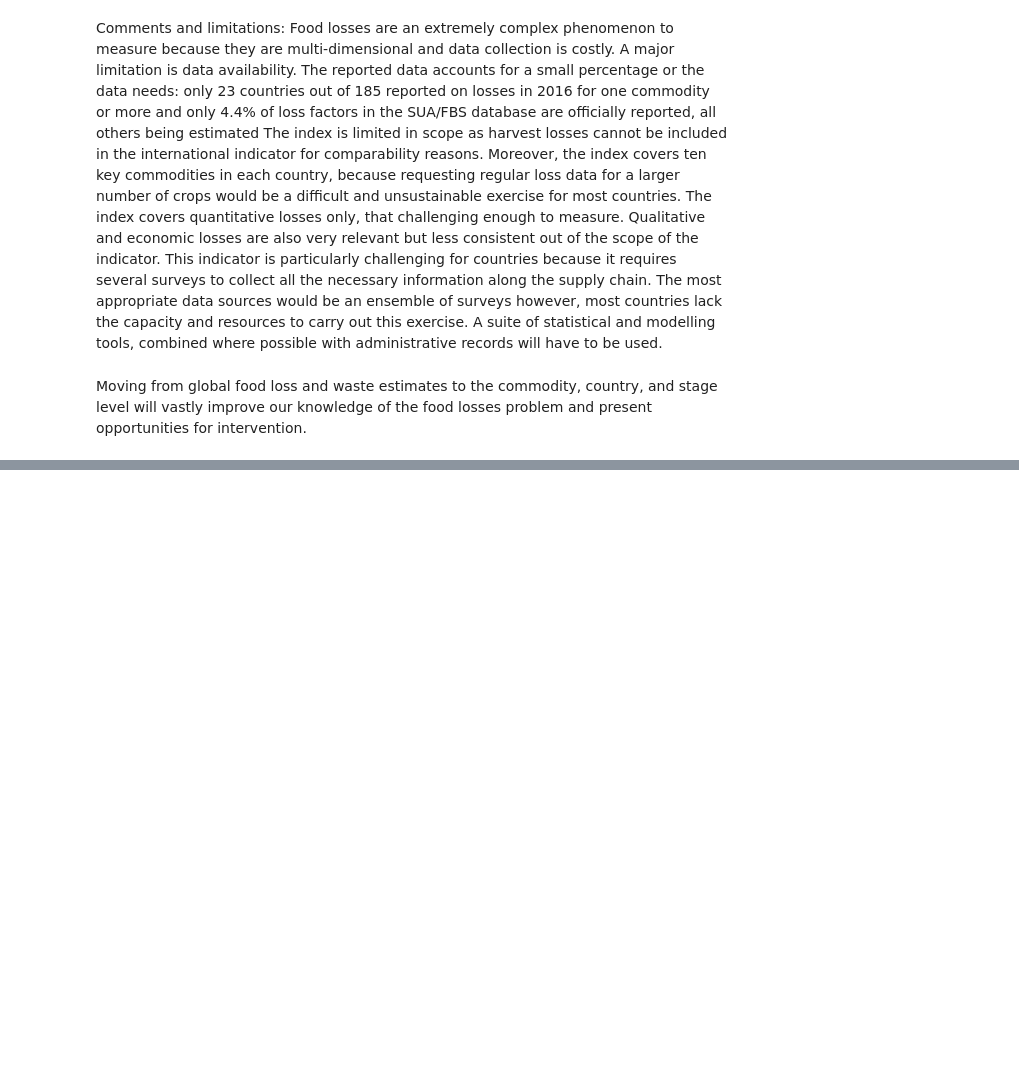
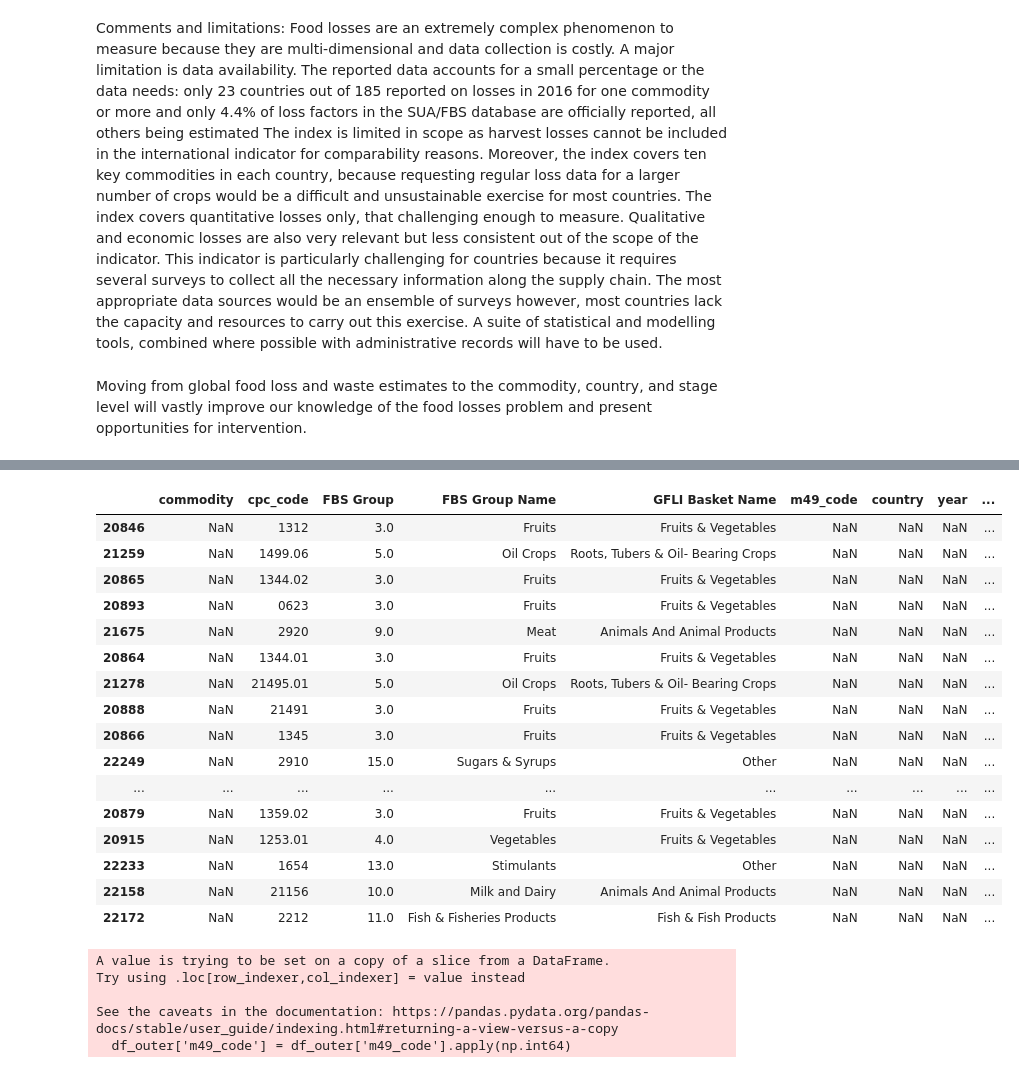
Before and after one commit to pariosur/food_waste, a Jupyter notebook: food_waste/Food Waste Analysis.ipynb, the cells around one changed output, grey strips where cells are left out. Cells and saved outputs as stored; diff of their text form; code cells hidden in the pictures; blank space fills up the shorter version.

```diff
--- a/food_waste/Food Waste Analysis.ipynb
+++ b/food_waste/Food Waste Analysis.ipynb
@@ -597,0 +661,3 @@ df_final.info()
+# %%
+df_final.at[171,'cpc_code']='21113.01'
+df_final.at[171,'Crop']='Meat Of Pig With The Bone, Fresh Or Chilled'
@@ -597,0 +785,3 @@ df_final.info()
+# %%
+df_outer = df_final.merge(df, on='cpc_code', how='outer')
+df_outer.info()
@@ -597,0 +806,3 @@ df_final.info()
+# %%
+df_outer.drop(columns='Crop',inplace=True)
+df_outer
@@ -597,0 +833,3 @@ df_final.info()
+# %%
+df_outer = df_outer.reindex(columns = ['commodity','cpc_code','FBS Group','FBS Group Name','GFLI Basket Name','m49_code','country','year','loss_percentage', 'loss_percentage_original','activity','food_supply_stage','method_data_collection'])
+df_outer
@@ -597,0 +867,20 @@ df_final.info()
+# %%
+df_outer[df_outer['m49_code'].isnull()].sample(60)
+# %% [output]
+|  | commodity | cpc_code | FBS Group | FBS Group Name | GFLI Basket Name | m49_code | country | year | ... |
+| 20846 | NaN | 1312 | 3.0 | Fruits | Fruits & Vegetables | NaN | NaN | NaN | ... |
+| 21259 | NaN | 1499.06 | 5.0 | Oil Crops | Roots, Tubers & Oil- Bearing Crops | NaN | NaN | NaN | ... |
+| 20865 | NaN | 1344.02 | 3.0 | Fruits | Fruits & Vegetables | NaN | NaN | NaN | ... |
+| 20893 | NaN | 0623 | 3.0 | Fruits | Fruits & Vegetables | NaN | NaN | NaN | ... |
+| 21675 | NaN | 2920 | 9.0 | Meat | Animals And Animal Products | NaN | NaN | NaN | ... |
+| 20864 | NaN | 1344.01 | 3.0 | Fruits | Fruits & Vegetables | NaN | NaN | NaN | ... |
+| 21278 | NaN | 21495.01 | 5.0 | Oil Crops | Roots, Tubers & Oil- Bearing Crops | NaN | NaN | NaN | ... |
+| 20888 | NaN | 21491 | 3.0 | Fruits | Fruits & Vegetables | NaN | NaN | NaN | ... |
+| 20866 | NaN | 1345 | 3.0 | Fruits | Fruits & Vegetables | NaN | NaN | NaN | ... |
+| 22249 | NaN | 2910 | 15.0 | Sugars & Syrups | Other | NaN | NaN | NaN | ... |
+| ... | ... | ... | ... | ... | ... | ... | ... | ... | ... |
+| 20879 | NaN | 1359.02 | 3.0 | Fruits | Fruits & Vegetables | NaN | NaN | NaN | ... |
+| 20915 | NaN | 1253.01 | 4.0 | Vegetables | Fruits & Vegetables | NaN | NaN | NaN | ... |
+| 22233 | NaN | 1654 | 13.0 | Stimulants | Other | NaN | NaN | NaN | ... |
+| 22158 | NaN | 21156 | 10.0 | Milk and Dairy | Animals And Animal Products | NaN | NaN | NaN | ... |
+| 22172 | NaN | 2212 | 11.0 | Fish & Fisheries Products | Fish & Fish Products | NaN | NaN | NaN | ... |
@@ -597,0 +889,8 @@ df_final.info()
+# %%
+df_outer['m49_code'] = df_outer['m49_code'].apply(np.int64)
+# %% [output]
+A value is trying to be set on a copy of a slice from a DataFrame.
+Try using .loc[row_indexer,col_indexer] = value instead
+
+See the caveats in the documentation: https://pandas.pydata.org/pandas-docs/stable/user_guide/indexing.html#returning-a-view-versus-a-copy
+  df_outer['m49_code'] = df_outer['m49_code'].apply(np.int64)
```
Also changed, not shown: parts of 112 cells of this notebook, 2 other files.
